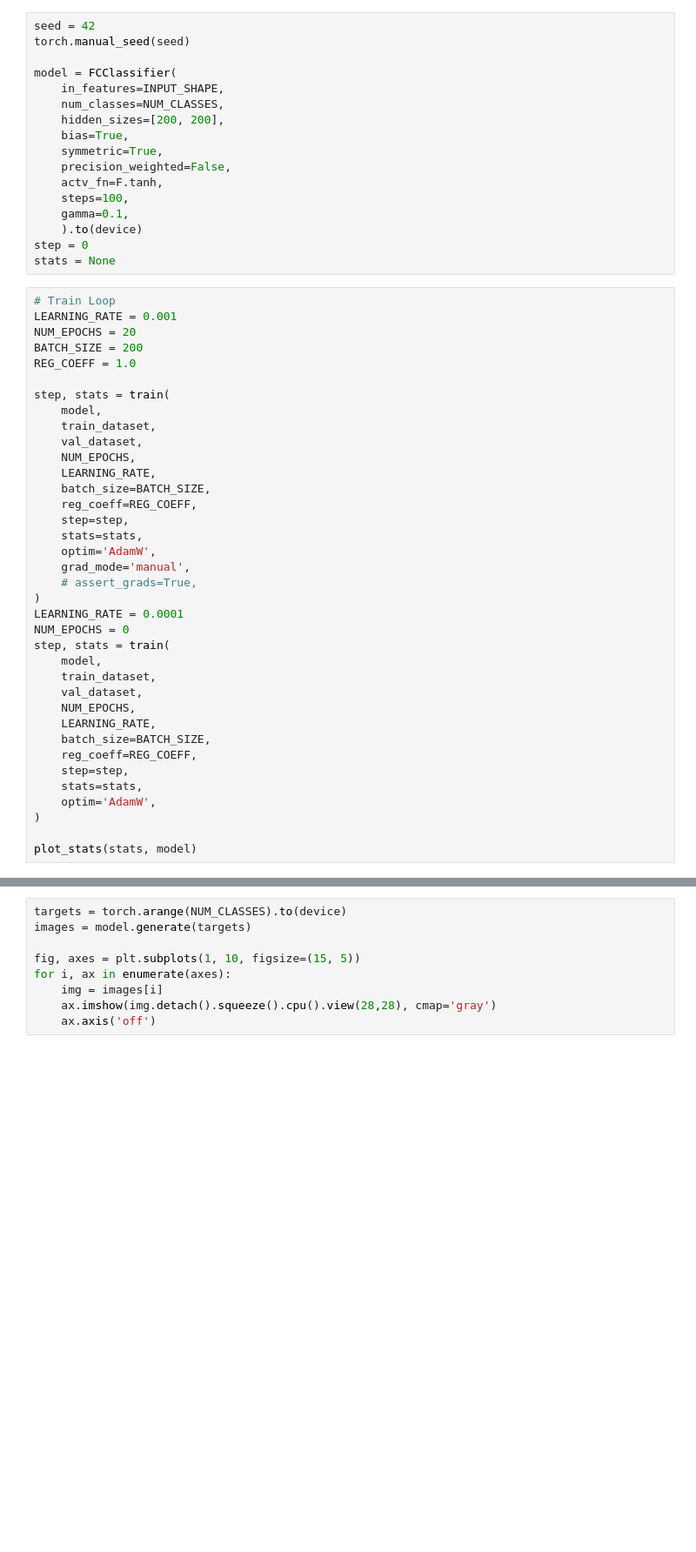
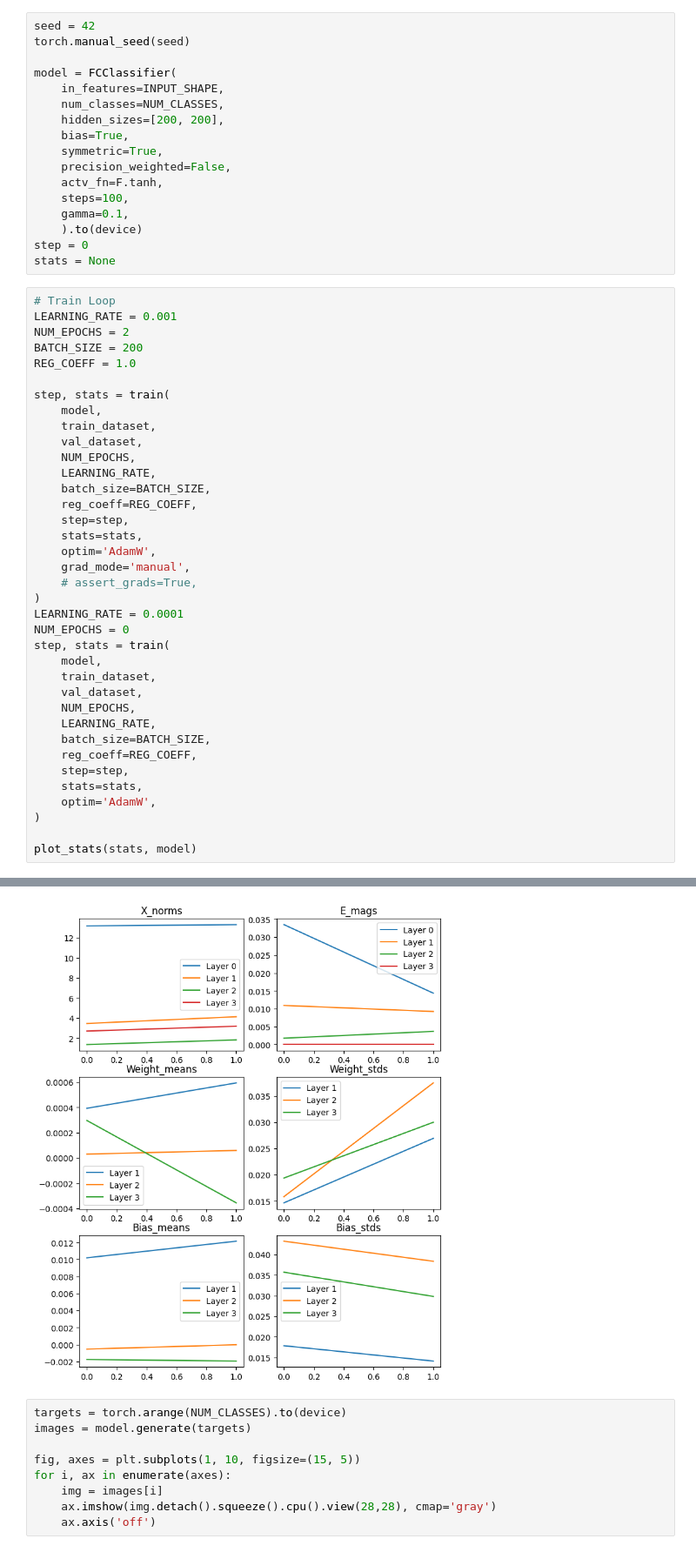
Before and after one commit to joeagriffith/pclib, a Jupyter notebook: examples/mnist/mnist_fc.ipynb, the cells around one changed output, grey strips where cells are left out. Shown at 87% size. Cells and saved outputs as stored; diff of their text form; blank space fills up the shorter version.

```diff
--- a/examples/mnist/mnist_fc.ipynb
+++ b/examples/mnist/mnist_fc.ipynb
@@ -110,7 +110,7 @@ stats = None
 # %%
 # Train Loop
 LEARNING_RATE = 0.001
-NUM_EPOCHS = 20
+NUM_EPOCHS = 2
 BATCH_SIZE = 200
 REG_COEFF = 1.0
 
@@ -149,3 +148,4 @@ KeyboardInterrupt:
+[figure, added]
 # %%
 targets = torch.arange(NUM_CLASSES).to(device)
 images = model.generate(targets)
```
Also changed, not shown: parts of 2 cells of this notebook, 22 other files.
